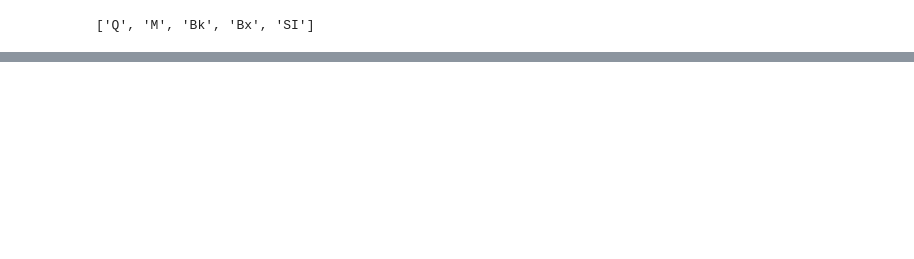
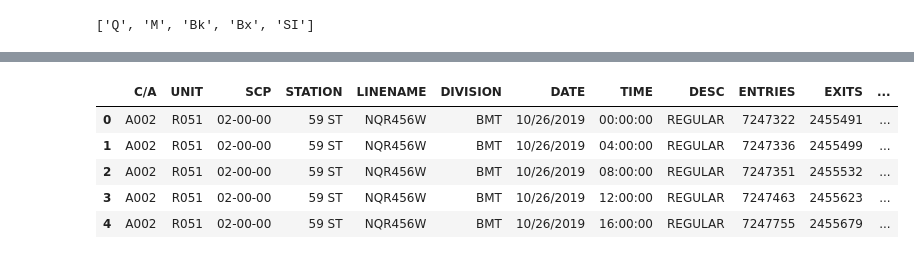
Before and after one commit to ykLIU1982/Coursera, a Jupyter notebook: assignment_draft.ipynb, the cells around one changed output, grey strips where cells are left out. Drawn from its saved outputs; the diff is of its cells as text; code cells hidden in the pictures; blank space fills up the shorter version.

```diff
--- a/assignment_draft.ipynb
+++ b/assignment_draft.ipynb
@@ -224,0 +614,16 @@ lstDataSta = df.STATION.unique().tolist()
+# %%
+df_grouped = df_tt_m.groupby(['UNIT', 'SCP', 'STATION', 'LINENAME', 'DIVISION'])  # divide rows into groups based on selected columns as an index
+
+# Use dataframe.diff() to calculate the difference between two consecutive rows regarding a specific column
+# The first row has "NaN" values after calculation
+df_tt_m['ENTRIES_DIFF']=df_grouped[['ENTRIES']].diff()
+df_tt_m['EXITS_DIFF']=df_grouped[['EXITS']].diff()
+
+df_tt_m.head()
+# %% [output]
+|  | C/A | UNIT | SCP | STATION | LINENAME | DIVISION | DATE | TIME | DESC | ENTRIES | EXITS | ... |
+| 0 | A002 | R051 | 02-00-00 | 59 ST | NQR456W | BMT | 10/26/2019 | 00:00:00 | REGULAR | 7247322 | 2455491 | ... |
+| 1 | A002 | R051 | 02-00-00 | 59 ST | NQR456W | BMT | 10/26/2019 | 04:00:00 | REGULAR | 7247336 | 2455499 | ... |
+| 2 | A002 | R051 | 02-00-00 | 59 ST | NQR456W | BMT | 10/26/2019 | 08:00:00 | REGULAR | 7247351 | 2455532 | ... |
+| 3 | A002 | R051 | 02-00-00 | 59 ST | NQR456W | BMT | 10/26/2019 | 12:00:00 | REGULAR | 7247463 | 2455623 | ... |
+| 4 | A002 | R051 | 02-00-00 | 59 ST | NQR456W | BMT | 10/26/2019 | 16:00:00 | REGULAR | 7247755 | 2455679 | ... |
```
Also changed, not shown: parts of 120 cells of this notebook, 2 other files.
